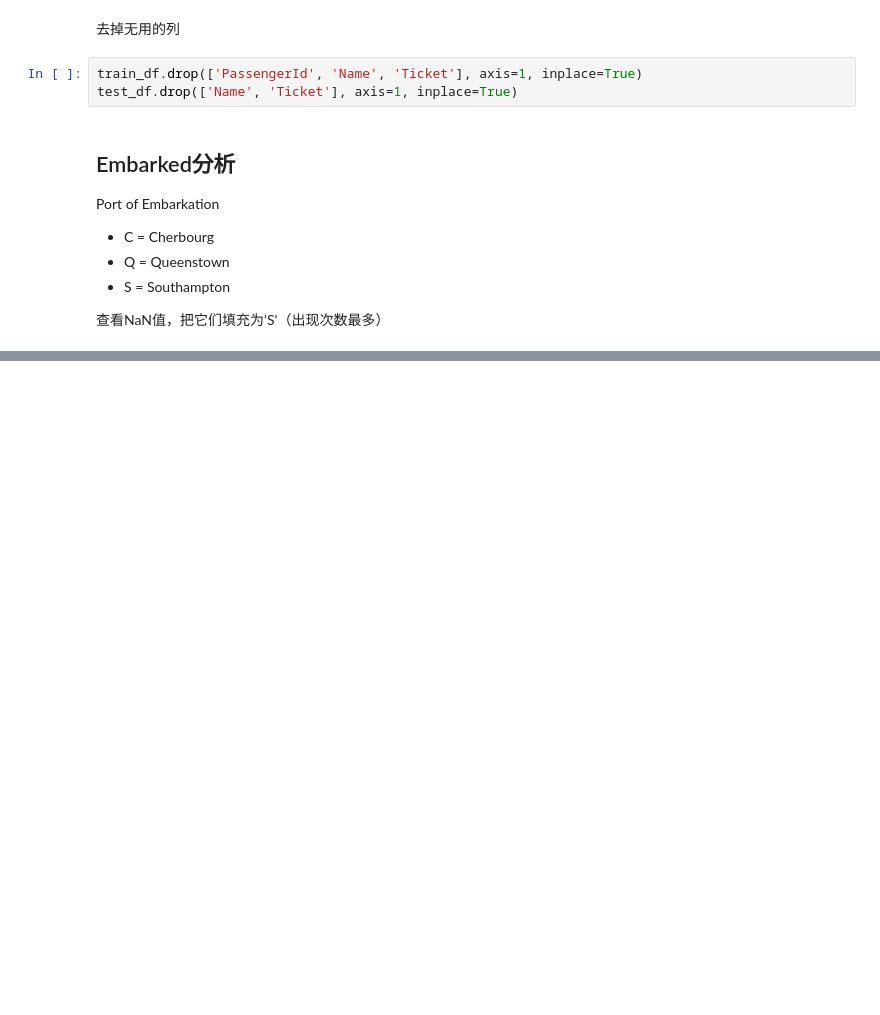
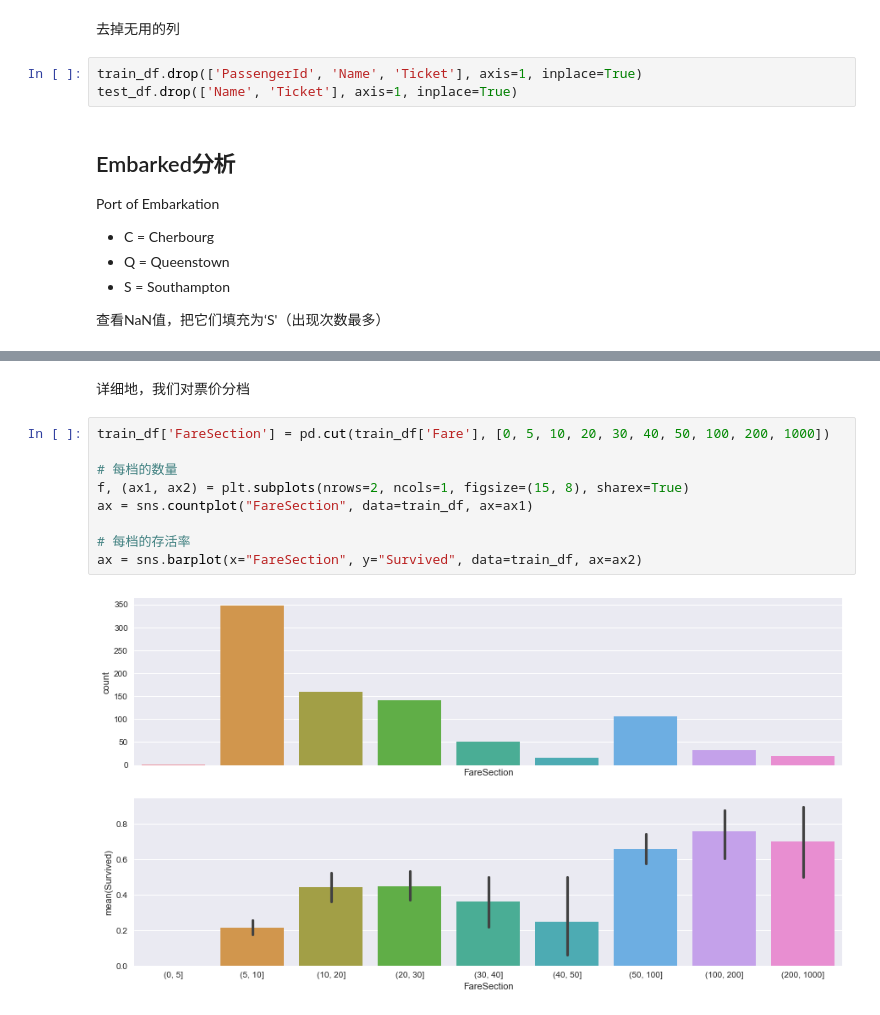
Before and after one commit to coder-ss/ml-learn, a Jupyter notebook: kaggle/Titanic/omarelgabry.ipynb, the cells around one changed output, grey strips where cells are left out. Saved outputs shown, nothing was run; the diff lists cells and outputs as text; blank space fills up the shorter version.

```diff
--- a/kaggle/Titanic/omarelgabry.ipynb
+++ b/kaggle/Titanic/omarelgabry.ipynb
@@ -86,0 +138,13 @@ plt.show()
+# %% [markdown]
+详细地，我们对票价分档
+# %%
+train_df['FareSection'] = pd.cut(train_df['Fare'], [0, 5, 10, 20, 30, 40, 50, 100, 200, 1000])
+
+# 每档的数量
+f, (ax1, ax2) = plt.subplots(nrows=2, ncols=1, figsize=(15, 8), sharex=True)
+ax = sns.countplot("FareSection", data=train_df, ax=ax1)
+
+# 每档的存活率
+ax = sns.barplot(x="FareSection", y="Survived", data=train_df, ax=ax2)
+# %% [output]
+[figure, added]
```
Also changed, not shown: parts of 13 cells of this notebook.
